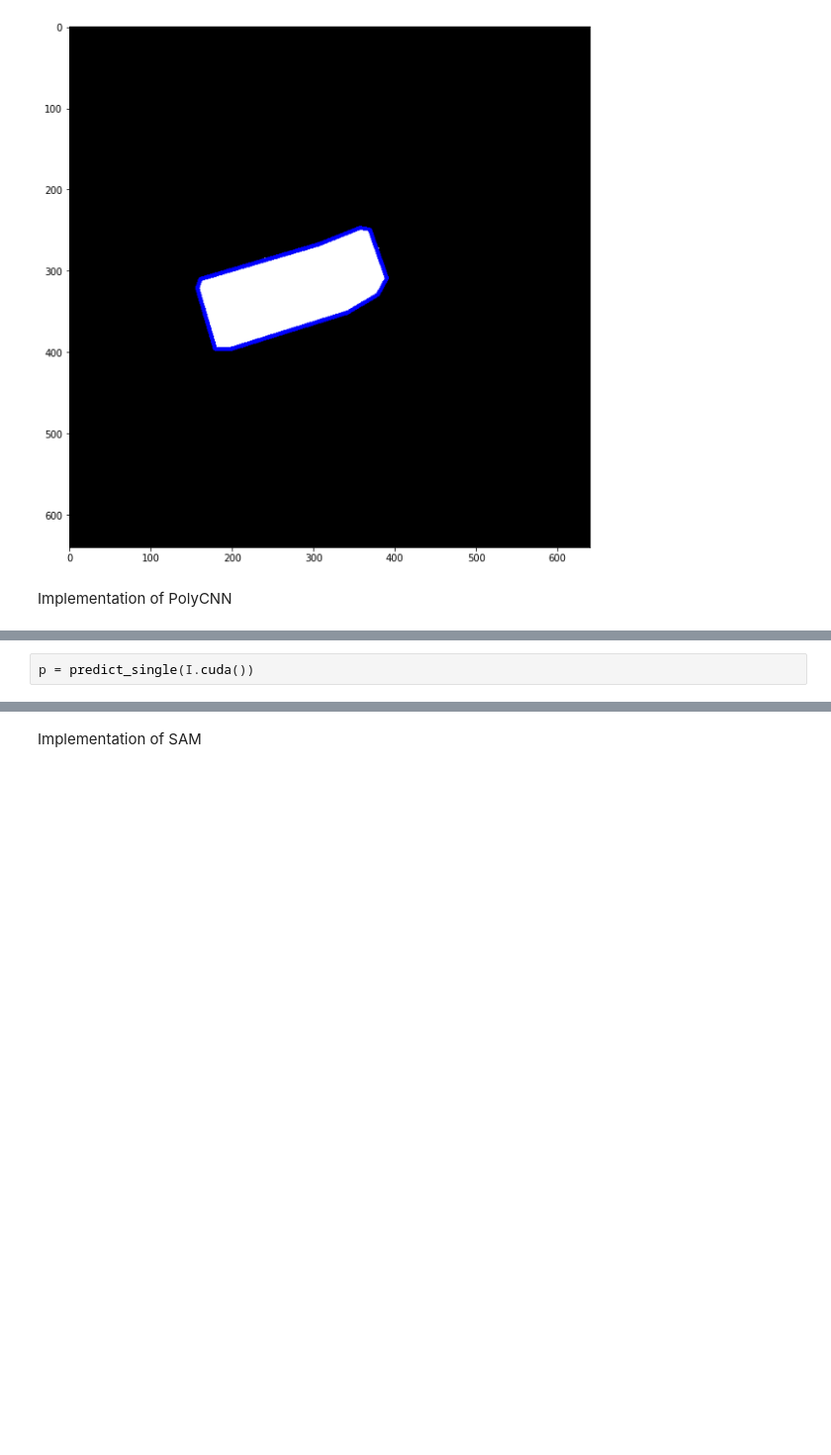
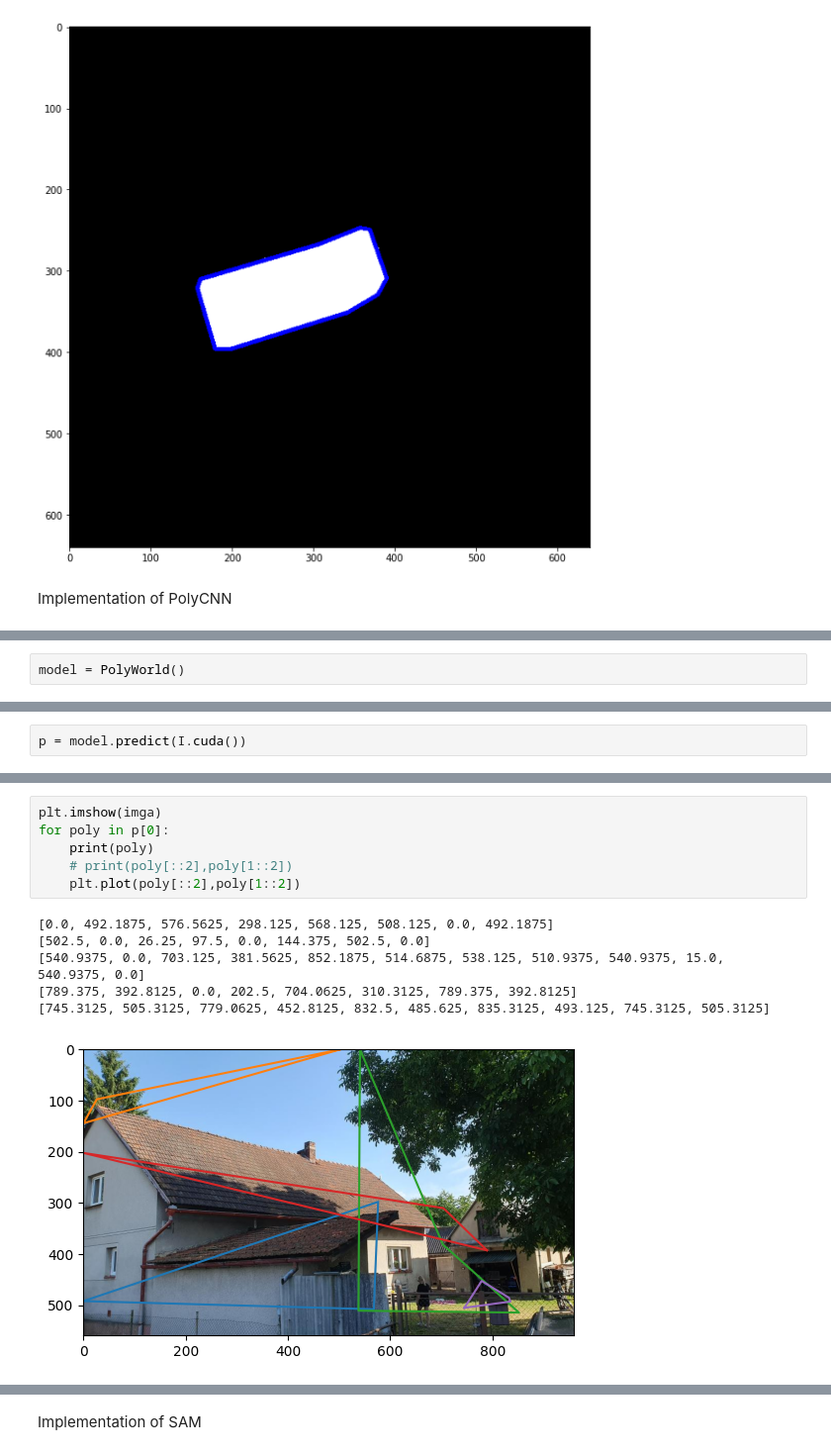
Before and after one commit to ondini/buildseg, a Jupyter notebook: dev.ipynb, the cells around one changed output, grey strips where cells are left out. Shown at 99% size. Cells and saved outputs as stored; diff of their text form; blank space fills up the shorter version.

```diff
--- a/dev.ipynb
+++ b/dev.ipynb
@@ -300,0 +250,2 @@ tensor([[[[0.3373, 0.3255, 0.3255,  ..., 0.8588, 0.8627, 0.8588],
+# %%
+model = PolyWorld()
@@ -301,2 +254,2 @@ tensor([[[[0.3373, 0.3255, 0.3255,  ..., 0.8588, 0.8627, 0.8588],
 # %%
-p = predict_single(I.cuda())
+p = model.predict(I.cuda())
@@ -320,0 +276,13 @@ p = predict_single(I.cuda())
+# %%
+plt.imshow(imga)
+for poly in p[0]:
+    print(poly)
+    # print(poly[::2],poly[1::2])
+    plt.plot(poly[::2],poly[1::2])
+# %% [output]
+[0.0, 492.1875, 576.5625, 298.125, 568.125, 508.125, 0.0, 492.1875]
+[502.5, 0.0, 26.25, 97.5, 0.0, 144.375, 502.5, 0.0]
+[540.9375, 0.0, 703.125, 381.5625, 852.1875, 514.6875, 538.125, 510.9375, 540.9375, 15.0, 540.9375, 0.0]
+[789.375, 392.8125, 0.0, 202.5, 704.0625, 310.3125, 789.375, 392.8125]
+[745.3125, 505.3125, 779.0625, 452.8125, 832.5, 485.625, 835.3125, 493.125, 745.3125, 505.3125]
+[figure, added]
```
Also changed, not shown: parts of 29 cells of this notebook, 11 other files.
